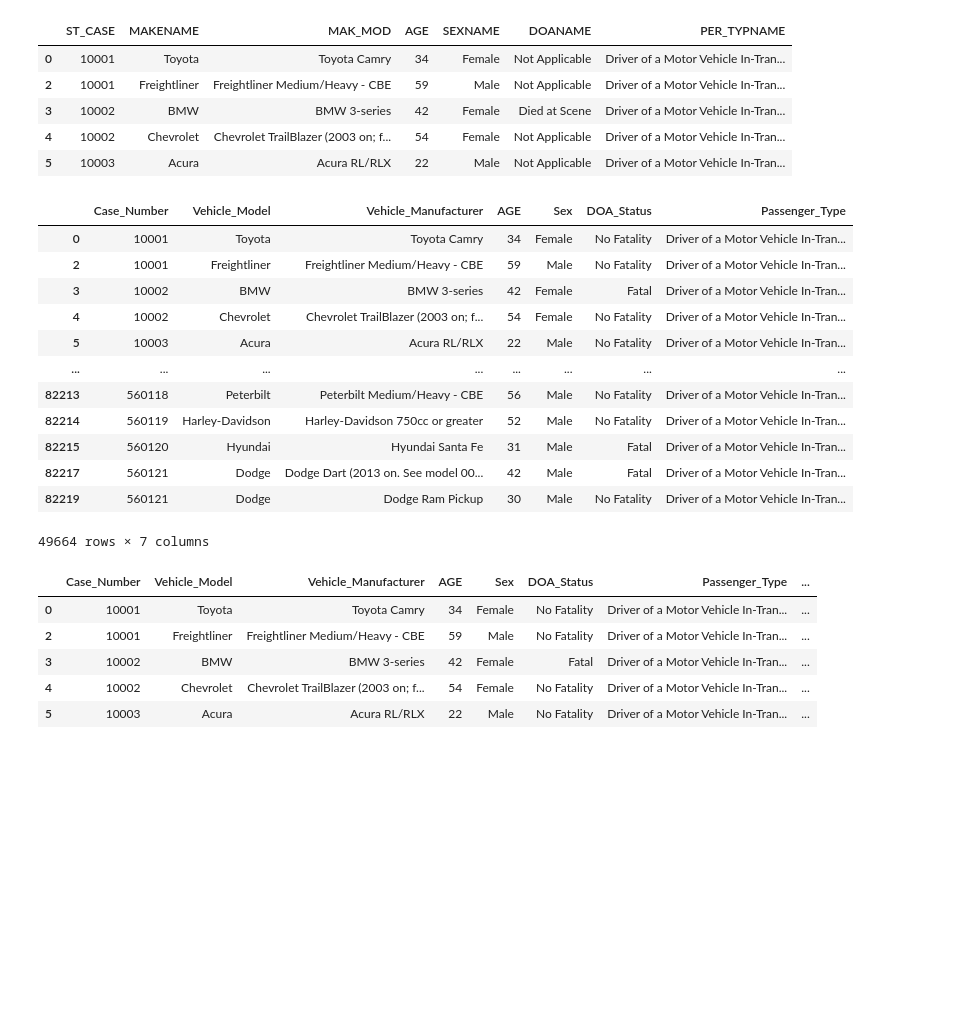
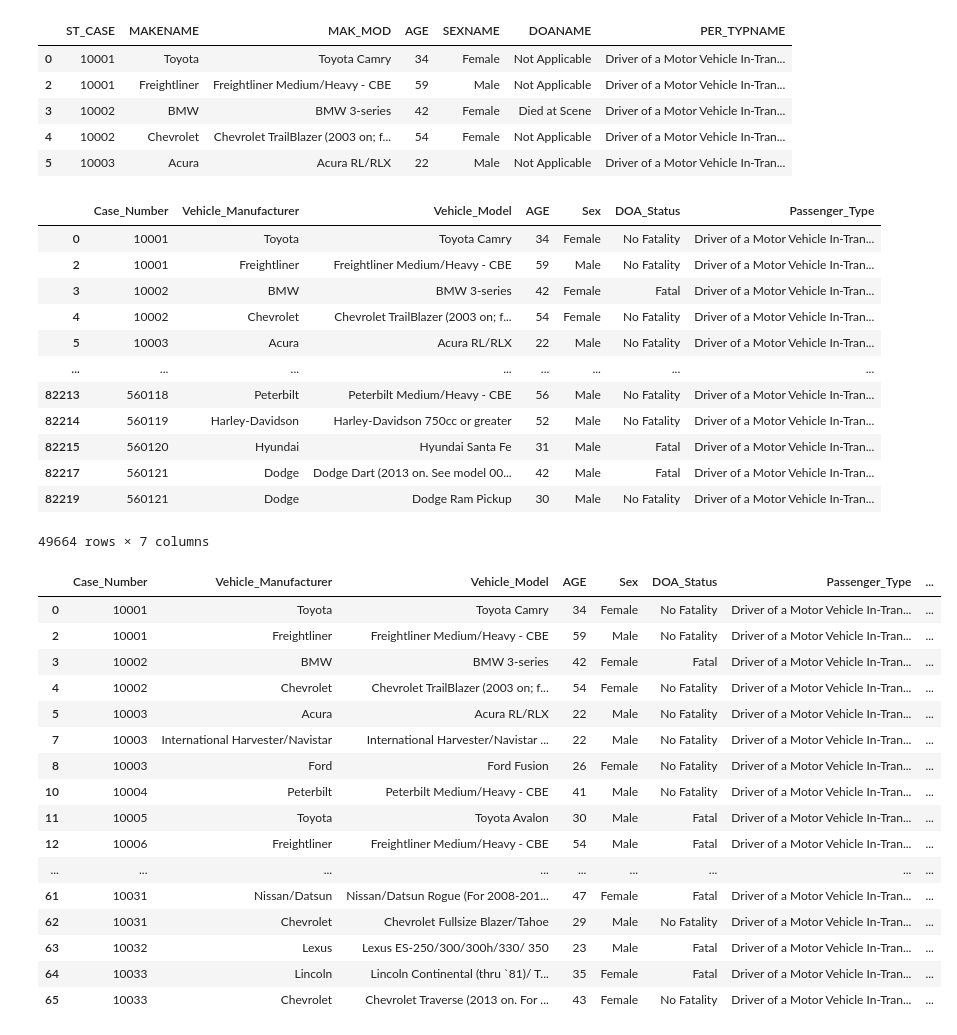
Before and after one commit to tommyjohnny36/Crash-Dummies-2.0, a Jupyter notebook: people_df.ipynb, the cells around one changed output. Saved outputs shown, nothing was run; the diff lists cells and outputs as text; code cells hidden in the pictures; blank space fills up the shorter version.

Commit message:
update tables & add queries
Updated table column names
Created table queries

```diff
--- a/people_df.ipynb
+++ b/people_df.ipynb
@@ -44,14 +44,14 @@ only_drivers.head()
 | 4 | 10002 | Chevrolet | Chevrolet TrailBlazer (2003 on; f... | 54 | Female | Not Applicable | Driver of a Motor Vehicle In-Tran... |
 | 5 | 10003 | Acura | Acura RL/RLX | 22 | Male | Not Applicable | Driver of a Motor Vehicle In-Tran... |
 # %%
-sc_pers_df = only_drivers.rename(columns={"ST_CASE": "Case_Number", "MAKENAME": "Vehicle_Model", "MAK_MOD": "Vehicle_Manufacturer",
+sc_pers_df = only_drivers.rename(columns={"ST_CASE": "Case_Number", "MAKENAME": "Vehicle_Manufacturer", "MAK_MOD": "Vehicle_Model",
                                              "SEXNAME": "Sex", "DOANAME": "DOA_Status", "PER_TYPNAME": "Passenger_Type"})
 
 cleaned_pers_df = sc_pers_df.replace({'Not Applicable': 'No Fatality', 'Died at Scene': 'Fatal', 'nan': 'No Fatality', 'Died En Route': 'Fatal'})
 
 cleaned_pers_df
 # %% [output]
-|  | Case_Number | Vehicle_Model | Vehicle_Manufacturer | AGE | Sex | DOA_Status | Passenger_Type |
+|  | Case_Number | Vehicle_Manufacturer | Vehicle_Model | AGE | Sex | DOA_Status | Passenger_Type |
 | 0 | 10001 | Toyota | Toyota Camry | 34 | Female | No Fatality | Driver of a Motor Vehicle In-Tran... |
 | 2 | 10001 | Freightliner | Freightliner Medium/Heavy - CBE | 59 | Male | No Fatality | Driver of a Motor Vehicle In-Tran... |
 | 3 | 10002 | BMW | BMW 3-series | 42 | Female | Fatal | Driver of a Motor Vehicle In-Tran... |
@@ -71,11 +73,22 @@ for row in cleaned_pers_df.iteritems():
     cleaned_pers_df['Age_Bin'] = pd.cut(cleaned_pers_df['AGE'],7, precision=0)
     cleaned_pers_df['Age_Label'] = pd.cut(cleaned_pers_df['AGE'],7, precision=0, labels=["1", "2", "3", "4", "5", "6", "7"])
 # %%
-cleaned_pers_df.head()
+cleaned_pers_df.head(50)
 # %% [output]
-|  | Case_Number | Vehicle_Model | Vehicle_Manufacturer | AGE | Sex | DOA_Status | Passenger_Type | ... |
+|  | Case_Number | Vehicle_Manufacturer | Vehicle_Model | AGE | Sex | DOA_Status | Passenger_Type | ... |
 | 0 | 10001 | Toyota | Toyota Camry | 34 | Female | No Fatality | Driver of a Motor Vehicle In-Tran... | ... |
 | 2 | 10001 | Freightliner | Freightliner Medium/Heavy - CBE | 59 | Male | No Fatality | Driver of a Motor Vehicle In-Tran... | ... |
 | 3 | 10002 | BMW | BMW 3-series | 42 | Female | Fatal | Driver of a Motor Vehicle In-Tran... | ... |
 | 4 | 10002 | Chevrolet | Chevrolet TrailBlazer (2003 on; f... | 54 | Female | No Fatality | Driver of a Motor Vehicle In-Tran... | ... |
 | 5 | 10003 | Acura | Acura RL/RLX | 22 | Male | No Fatality | Driver of a Motor Vehicle In-Tran... | ... |
+| 7 | 10003 | International Harvester/Navistar | International Harvester/Navistar ... | 22 | Male | No Fatality | Driver of a Motor Vehicle In-Tran... | ... |
+| 8 | 10003 | Ford | Ford Fusion | 26 | Female | No Fatality | Driver of a Motor Vehicle In-Tran... | ... |
+| 10 | 10004 | Peterbilt | Peterbilt Medium/Heavy - CBE | 41 | Male | No Fatality | Driver of a Motor Vehicle In-Tran... | ... |
+| 11 | 10005 | Toyota | Toyota Avalon | 30 | Male | Fatal | Driver of a Motor Vehicle In-Tran... | ... |
+| 12 | 10006 | Freightliner | Freightliner Medium/Heavy - CBE | 54 | Male | Fatal | Driver of a Motor Vehicle In-Tran... | ... |
+| ... | ... | ... | ... | ... | ... | ... | ... | ... |
+| 61 | 10031 | Nissan/Datsun | Nissan/Datsun Rogue (For 2008-201... | 47 | Female | Fatal | Driver of a Motor Vehicle In-Tran... | ... |
+| 62 | 10031 | Chevrolet | Chevrolet Fullsize Blazer/Tahoe | 29 | Male | No Fatality | Driver of a Motor Vehicle In-Tran... | ... |
+| 63 | 10032 | Lexus | Lexus ES-250/300/300h/330/ 350 | 23 | Male | Fatal | Driver of a Motor Vehicle In-Tran... | ... |
+| 64 | 10033 | Lincoln | Lincoln Continental (thru `81)/ T... | 35 | Female | Fatal | Driver of a Motor Vehicle In-Tran... | ... |
+| 65 | 10033 | Chevrolet | Chevrolet Traverse (2013 on. For ... | 43 | Female | No Fatality | Driver of a Motor Vehicle In-Tran... | ... |
```
Also changed, not shown: parts of 3 cells of this notebook, 3 other files.
